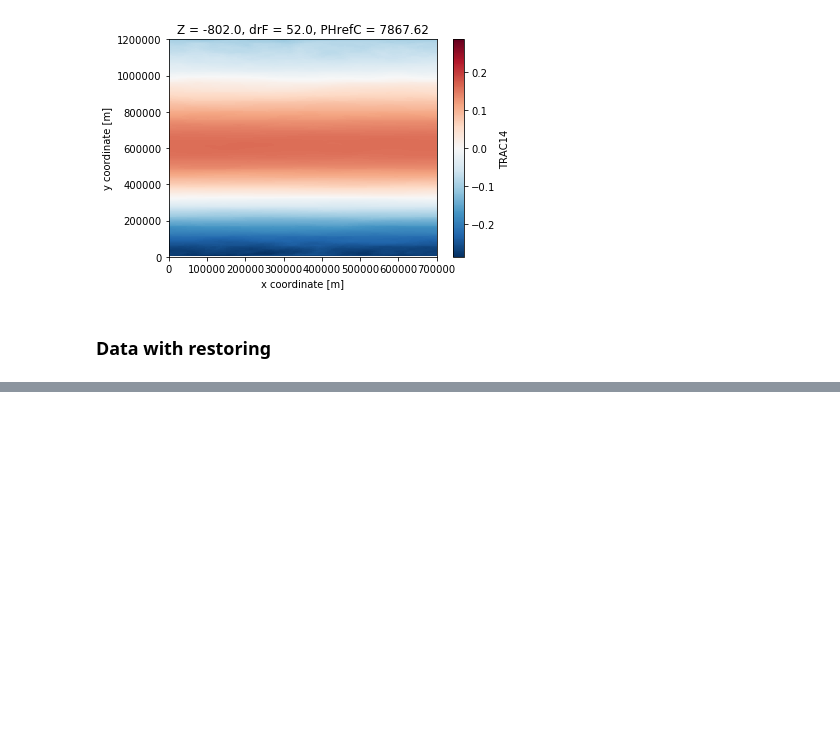
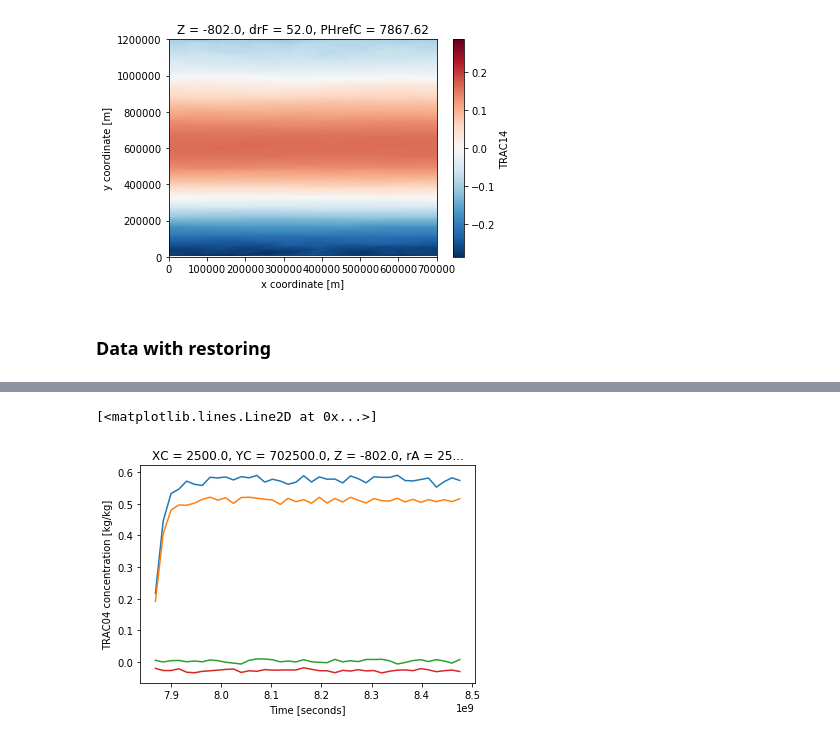
Before and after one commit to ocean-transport/3D_tracer_inversion, a Jupyter notebook: Channel_flat/play_data.ipynb, the cells around one changed output, grey strips where cells are left out. Cells and saved outputs as stored; diff of their text form; code cells hidden in the pictures; blank space fills up the shorter version.

```diff
--- a/Channel_flat/play_data.ipynb
+++ b/Channel_flat/play_data.ipynb
@@ -50,0 +61,8 @@ ds_tracers = open_mdsdataset(data_dir , delta_t=300,
+# %%
+ds_tracers.TRAC01.sel(XC=0, YC=700e3, Z=-800, method='nearest').plot()
+ds_tracers.TRAC02.sel(XC=0, YC=700e3, Z=-800, method='nearest').plot()
+ds_tracers.TRAC03.sel(XC=0, YC=700e3, Z=-800, method='nearest').plot()
+ds_tracers.TRAC04.sel(XC=0, YC=700e3, Z=-800, method='nearest').plot()
+# %% [output]
+[<matplotlib.lines.Line2D at 0x...>]
+[figure, added]
```
Also changed, not shown: parts of 21 cells of this notebook, 23 other files.
